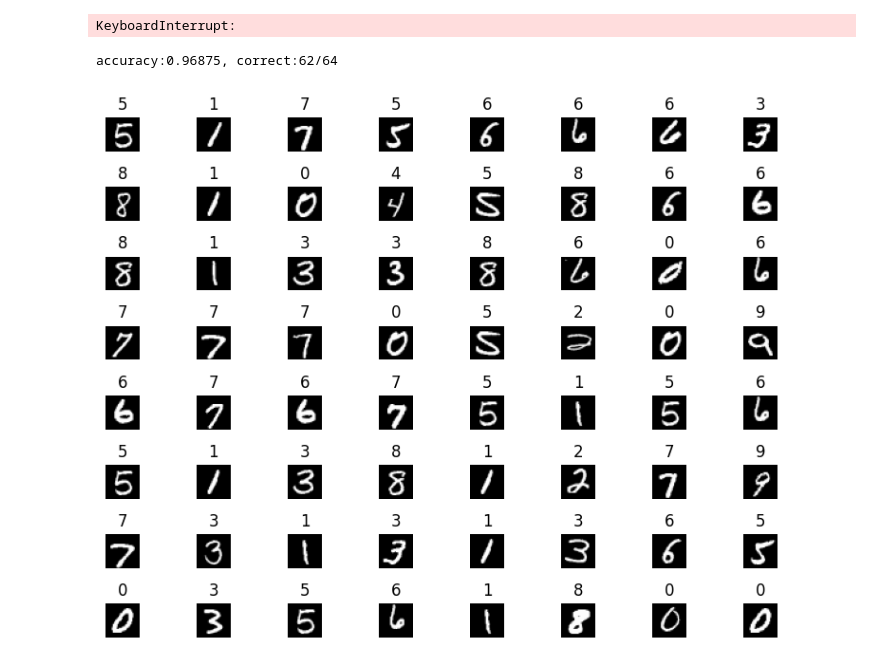
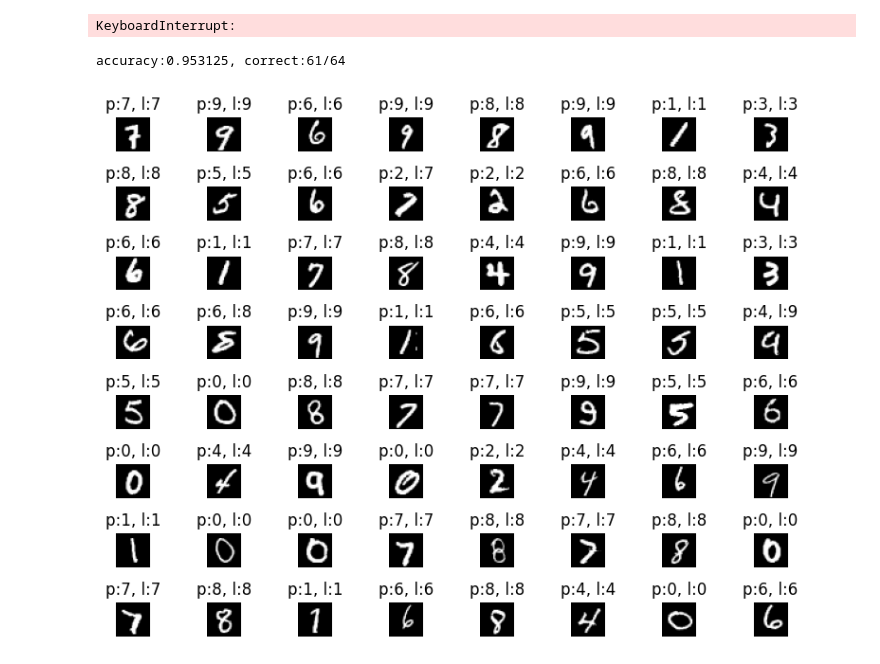
Before and after one commit to RabbitFromLithuania/neural_network_with_convolution_using_as_strided_method, a Jupyter notebook: trying-to-implement-convolution.ipynb, the cells around one changed output. Saved outputs shown, nothing was run; the diff lists cells and outputs as text; code cells hidden in the pictures.

```diff
--- a/trying-to-implement-convolution.ipynb
+++ b/trying-to-implement-convolution.ipynb
@@ -47,8 +47,12 @@ class CNN():
     def __init__(self, X, Y):
         new = np.zeros((10, Y.shape[0]))
         new[Y, range(Y.shape[0])] = 1
-        self.X = X
-        self.Y = new
+        divide = int(Y.shape[0] * 0.95)
+        self.X = X[:divide]
+        self.Y = new[:divide]
+        self.X_test = X[divide:]
+        self.Y_test = Y[divide:]
+        self.testing_mode = "off"
         self.filters = []
         self.alpha, self.beta = [], []
         self.W = []
@@ -59,9 +63,14 @@ class CNN():
         self.t = 0
 
     def create_mini_batch(self, size = 64):
-        indices = np.random.choice(self.X.shape[0], size=size, replace=False)
-        self.X_B = self.X[indices]
-        self.Y_B = self.Y[:, indices]
+        if self.testing_mode == "off":
+            indices = np.random.choice(self.X.shape[0], size=size, replace=False)
+            self.X_B = self.X[indices]
+            self.Y_B = self.Y[:, indices]
+        elif self.testing_mode == "on":
+            indices = np.random.choice(self.X_test.shape[0], size=size, replace=False)
+            self.X_B = self.X_test[indices]
+            self.Y_B = self.Y_test[:, indices]
 
     def create_filter_layer(self, filter_dims = (5, 1, 3, 3)):
         if not self.filters:
@@ -309,26 +318,25 @@ for i in range(1000):
 0.10405838721931321
 KeyboardInterrupt:
 # %%
+nn.testing_mode = "on"
 nn.create_mini_batch()
 nn.forward()
 values = np.argmax(nn.A[-1], axis=0)
-new_mat = np.zeros((10, 64))
-new_mat[values, range(64)] = 1
-num_differences = np.sum(nn.Y_B != new_mat)
+actual_values = np.argmax(nn.Y_B, axis=0)
+num_differences = np.sum(values != actual_values)
 print(f"accuracy:{(64 - num_differences)/64}, correct:{(64 - num_differences)}/64")
 # %% [output]
-accuracy:0.96875, correct:62/64
+accuracy:0.953125, correct:61/64
 # %%
 dimension = 8
-ints = np.random.randint(0, nn.X_B.shape[0], dimension**2, dtype=int)
 fig, axes = plt.subplots(dimension, dimension, figsize=(8, 6))
 axes = axes.ravel()
 for i in range(dimension**2):
-    axes[i].imshow(nn.X_B[ints[i], 0, :, :], cmap='gray')
-    axes[i].set_title(values[ints[i]])
+    axes[i].imshow(nn.X_B[i, 0, :, :], cmap='gray')
+    axes[i].set_title(f"p:{values[i]}, l:{actual_values[i]}")
     axes[i].axis('off')
 
 plt.tight_layout()
 plt.show()
 # %% [output]
-[figure, old version]
+[figure, new version]
```
Also changed, not shown: parts of 2 cells of this notebook.
